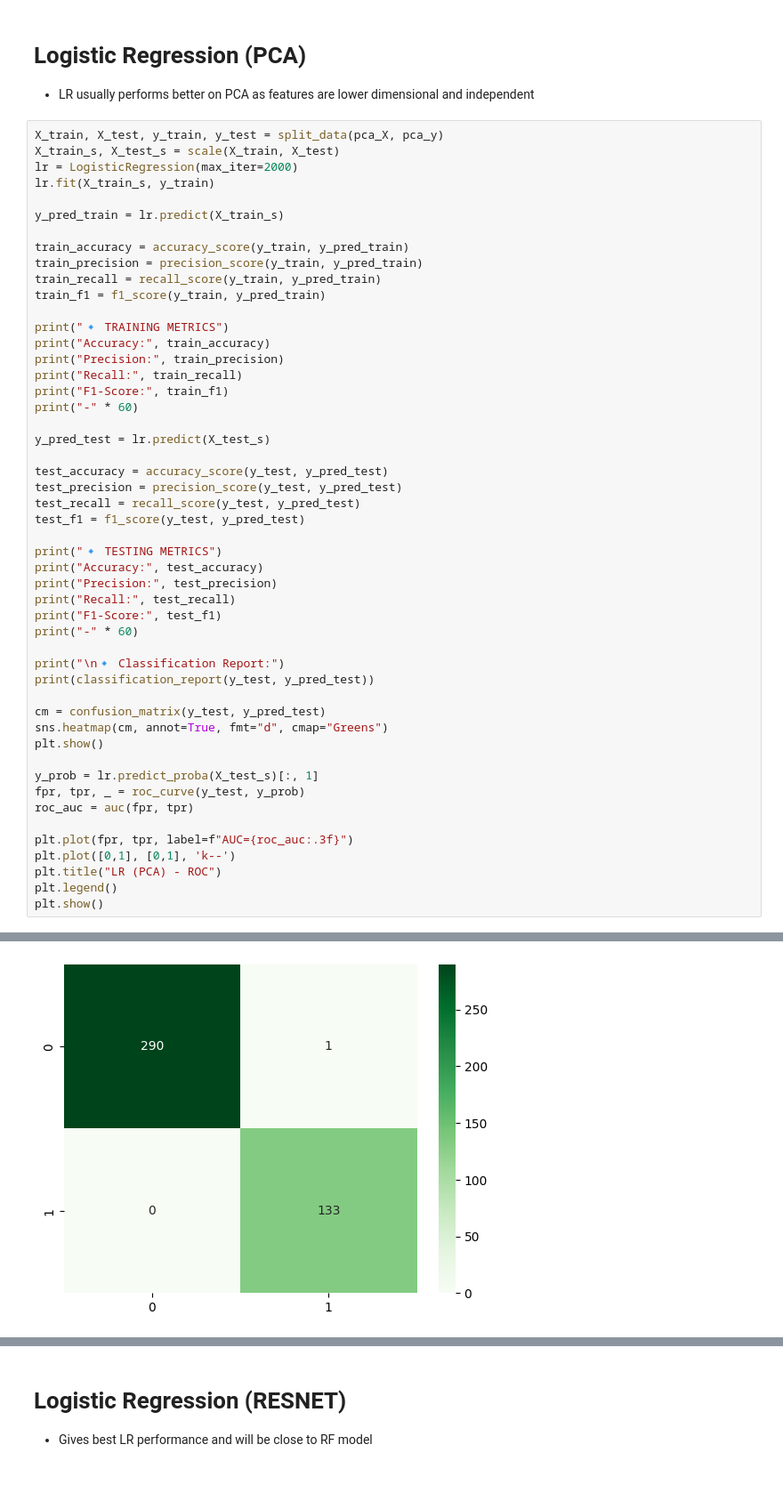
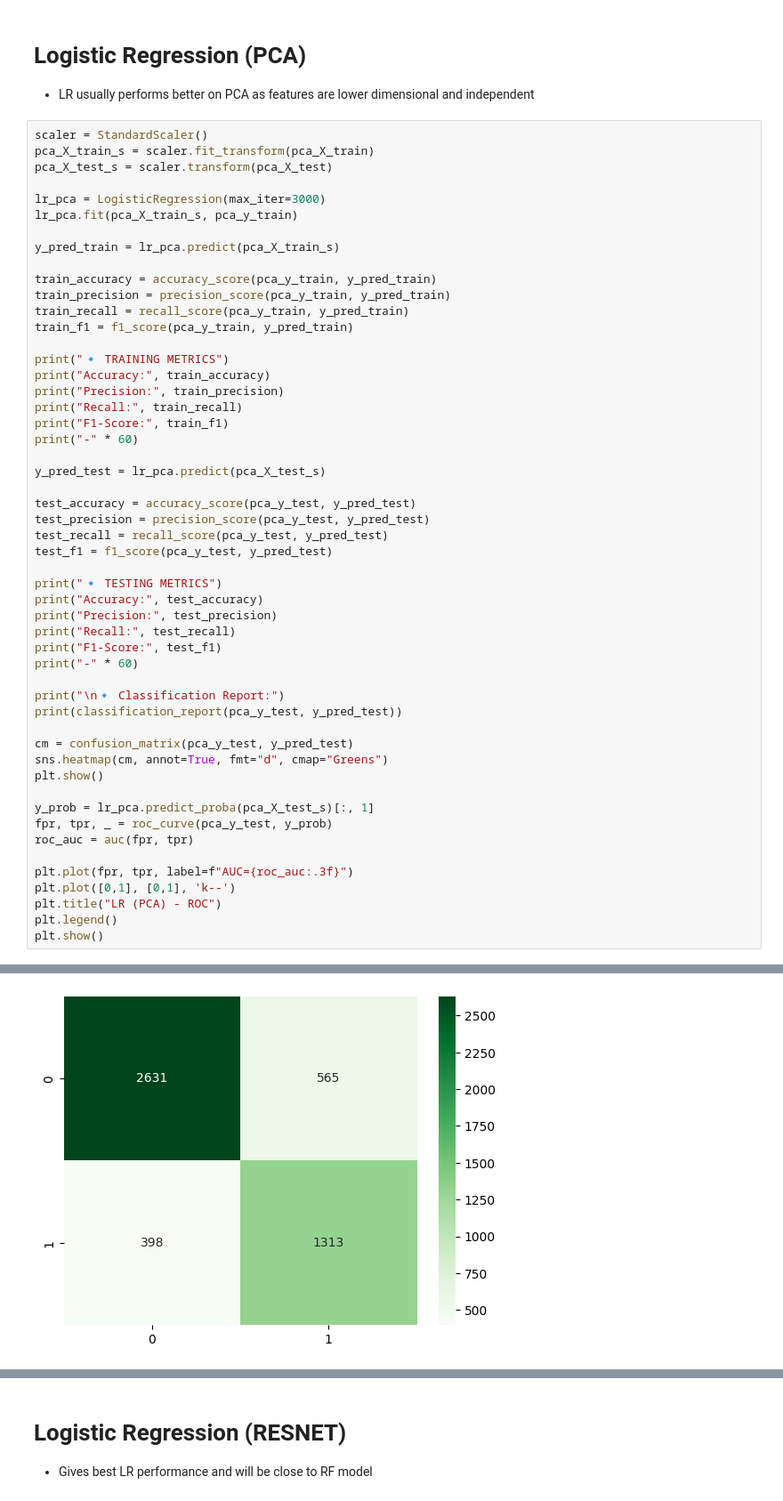
Before and after one commit to aryan-ml/DeepFakeDetection, a Jupyter notebook: notebooks/LogisticRegression.ipynb, the cells around one changed output, grey strips where cells are left out. Shown: that part at 89% size. Saved outputs shown, nothing was run; the diff lists cells and outputs as text.

```diff
--- a/notebooks/LogisticRegression.ipynb
+++ b/notebooks/LogisticRegression.ipynb
@@ -116,17 +118,19 @@ weighted avg       1.00      1.00      1.00       424
 # Logistic Regression (PCA)
 * LR usually performs better on PCA as features are lower dimensional and independent
 # %%
-X_train, X_test, y_train, y_test = split_data(pca_X, pca_y)
-X_train_s, X_test_s = scale(X_train, X_test)
-lr = LogisticRegression(max_iter=2000)
-lr.fit(X_train_s, y_train)
+scaler = StandardScaler()
+pca_X_train_s = scaler.fit_transform(pca_X_train)
+pca_X_test_s = scaler.transform(pca_X_test)
 
-y_pred_train = lr.predict(X_train_s)
+lr_pca = LogisticRegression(max_iter=3000)
+lr_pca.fit(pca_X_train_s, pca_y_train)
 
-train_accuracy = accuracy_score(y_train, y_pred_train)
-train_precision = precision_score(y_train, y_pred_train)
-train_recall = recall_score(y_train, y_pred_train)
-train_f1 = f1_score(y_train, y_pred_train)
+y_pred_train = lr_pca.predict(pca_X_train_s)
+
+train_accuracy = accuracy_score(pca_y_train, y_pred_train)
+train_precision = precision_score(pca_y_train, y_pred_train)
+train_recall = recall_score(pca_y_train, y_pred_train)
+train_f1 = f1_score(pca_y_train, y_pred_train)
 
 print("🔹 TRAINING METRICS")
 print("Accuracy:", train_accuracy)
@@ -135,12 +139,12 @@ print("Recall:", train_recall)
 print("F1-Score:", train_f1)
 print("-" * 60)
 
-y_pred_test = lr.predict(X_test_s)
+y_pred_test = lr_pca.predict(pca_X_test_s)
 
-test_accuracy = accuracy_score(y_test, y_pred_test)
-test_precision = precision_score(y_test, y_pred_test)
-test_recall = recall_score(y_test, y_pred_test)
-test_f1 = f1_score(y_test, y_pred_test)
+test_accuracy = accuracy_score(pca_y_test, y_pred_test)
+test_precision = precision_score(pca_y_test, y_pred_test)
+test_recall = recall_score(pca_y_test, y_pred_test)
+test_f1 = f1_score(pca_y_test, y_pred_test)
 
 print("🔹 TESTING METRICS")
 print("Accuracy:", test_accuracy)
@@ -150,14 +154,14 @@ print("F1-Score:", test_f1)
 print("-" * 60)
 
 print("\n🔹 Classification Report:")
-print(classification_report(y_test, y_pred_test))
+print(classification_report(pca_y_test, y_pred_test))
 
-cm = confusion_matrix(y_test, y_pred_test)
+cm = confusion_matrix(pca_y_test, y_pred_test)
 sns.heatmap(cm, annot=True, fmt="d", cmap="Greens")
 plt.show()
 
-y_prob = lr.predict_proba(X_test_s)[:, 1]
-fpr, tpr, _ = roc_curve(y_test, y_prob)
+y_prob = lr_pca.predict_proba(pca_X_test_s)[:, 1]
+fpr, tpr, _ = roc_curve(pca_y_test, y_prob)
 roc_auc = auc(fpr, tpr)
 
 plt.plot(fpr, tpr, label=f"AUC={roc_auc:.3f}")
@@ -186 +190 @@ weighted avg       1.00      1.00      1.00       424
-[figure, old version]
+[figure, new version]
```
Also changed, not shown: parts of 8 cells of this notebook, 2 other files.
